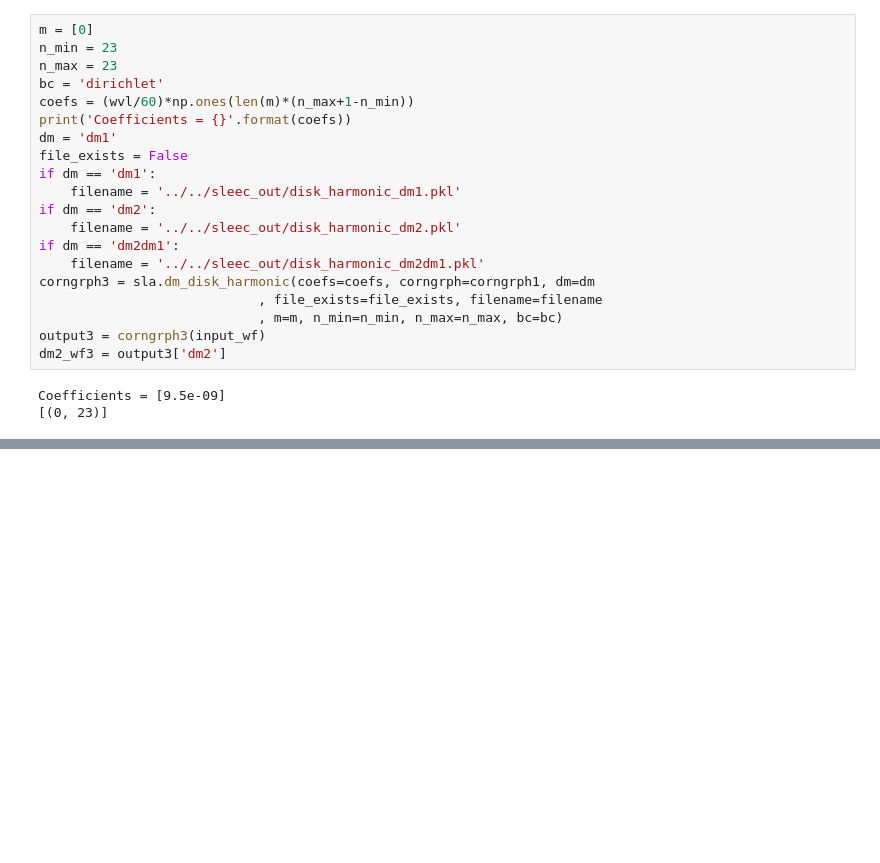
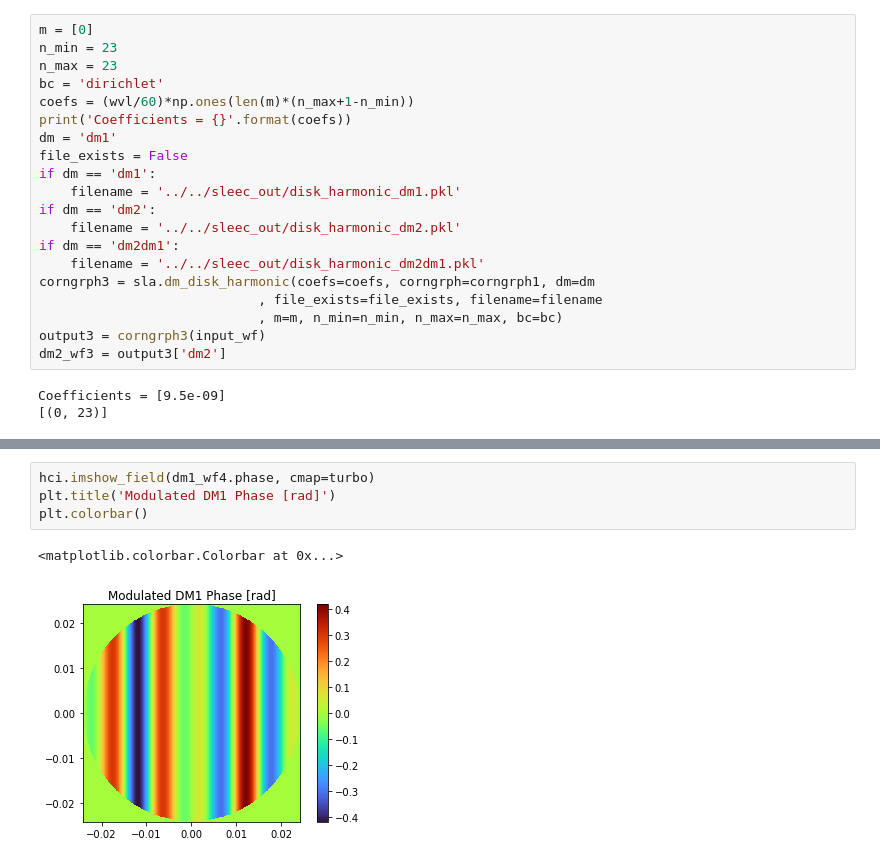
Before and after one commit to chen-pin/sleec, a Jupyter notebook: sleec/Debug_Fresnel_Propagation.ipynb, the cells around one changed output, grey strips where cells are left out. Drawn from its saved outputs; the diff is of its cells as text; blank space fills up the shorter version.

```diff
--- a/sleec/Debug_Fresnel_Propagation.ipynb
+++ b/sleec/Debug_Fresnel_Propagation.ipynb
@@ -181,0 +212,7 @@ plt.colorbar()
+# %%
+hci.imshow_field(dm1_wf4.phase, cmap=turbo)
+plt.title('Modulated DM1 Phase [rad]')
+plt.colorbar()
+# %% [output]
+<matplotlib.colorbar.Colorbar at 0x...>
+[figure, added]
```
Also changed, not shown: parts of 20 cells of this notebook, 1 other file.
